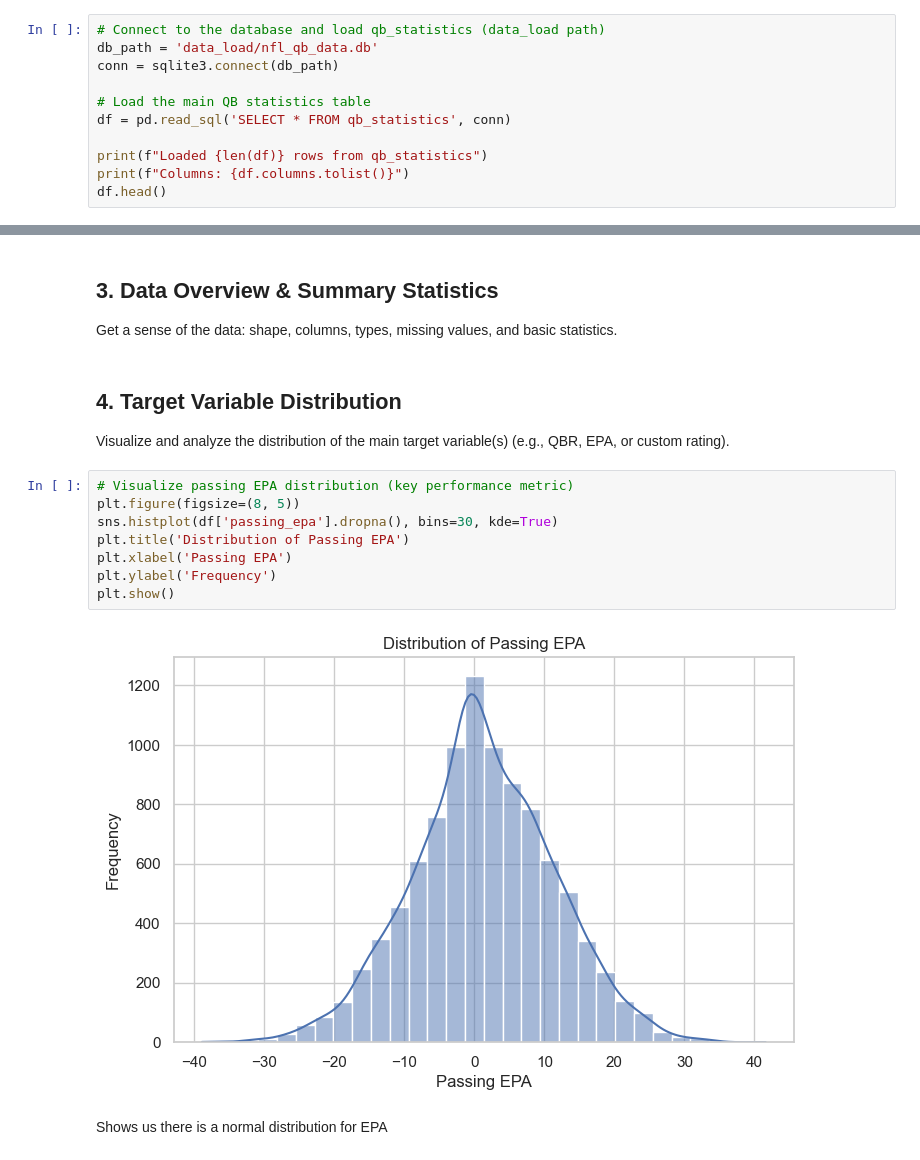
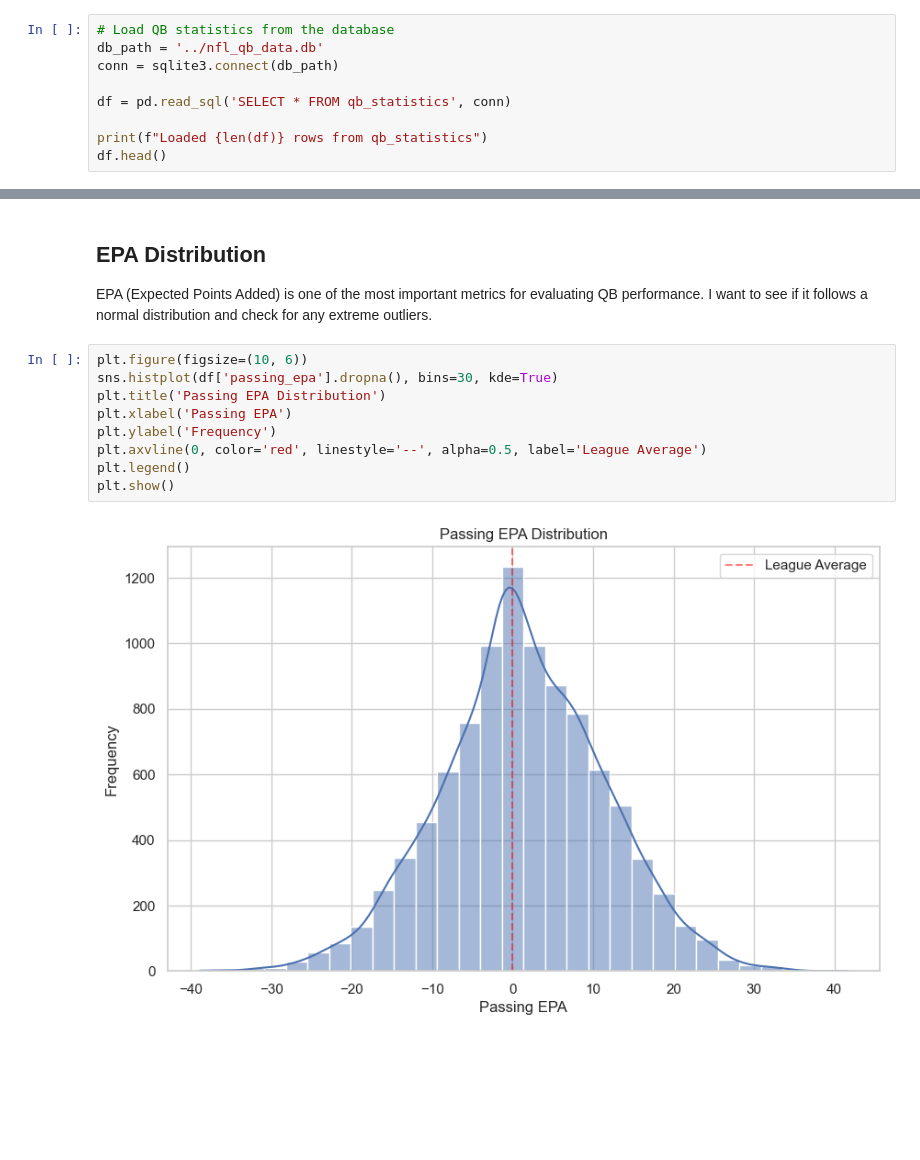
Before and after one commit to cgalgano/NFL-QB-Analysis, a Jupyter notebook: data_load/EDA/nfl_qb_eda.ipynb, the cells around one changed output, grey strips where cells are left out. Saved outputs shown, nothing was run; the diff lists cells and outputs as text; blank space fills up the shorter version.

```diff
--- a/data_load/EDA/nfl_qb_eda.ipynb
+++ b/data_load/EDA/nfl_qb_eda.ipynb
@@ -18,14 +14,12 @@ import sqlite3
 sns.set(style="whitegrid")
 # %%
-# Connect to the database and load qb_statistics (data_load path)
-db_path = 'data_load/nfl_qb_data.db'
+# Load QB statistics from the database
+db_path = '../nfl_qb_data.db'
 conn = sqlite3.connect(db_path)
 
-# Load the main QB statistics table
 df = pd.read_sql('SELECT * FROM qb_statistics', conn)
 
 print(f"Loaded {len(df)} rows from qb_statistics")
-print(f"Columns: {df.columns.tolist()}")
 df.head()
 # %% [output]
 Loaded 10029 rows from qb_statistics
@@ -40,21 +33,16 @@ Columns: ['player_id', 'player_name', 'position', 'position_group', 'headshot_ur
-# %% [markdown]
-## 3. Data Overview & Summary Statistics
-
-Get a sense of the data: shape, columns, types, missing values, and basic statistics.
 # %% [markdown]
-## 4. Target Variable Distribution
+## EPA Distribution
 
-Visualize and analyze the distribution of the main target variable(s) (e.g., QBR, EPA, or custom rating).
+EPA (Expected Points Added) is one of the most important metrics for evaluating QB performance. I want to see if it follows a normal distribution and check for any extreme outliers.
 # %%
-# Visualize passing EPA distribution (key performance metric)
-plt.figure(figsize=(8, 5))
+plt.figure(figsize=(10, 6))
 sns.histplot(df['passing_epa'].dropna(), bins=30, kde=True)
-plt.title('Distribution of Passing EPA')
+plt.title('Passing EPA Distribution')
 plt.xlabel('Passing EPA')
 plt.ylabel('Frequency')
+plt.axvline(0, color='red', linestyle='--', alpha=0.5, label='League Average')
+plt.legend()
 plt.show()
 # %% [output]
-[figure, old version]
+[figure, new version]
-# %% [markdown]
-Shows us there is a normal distribution for EPA
 # %% [markdown]
```
Also changed, not shown: parts of 18 cells of this notebook, 2 other files.
